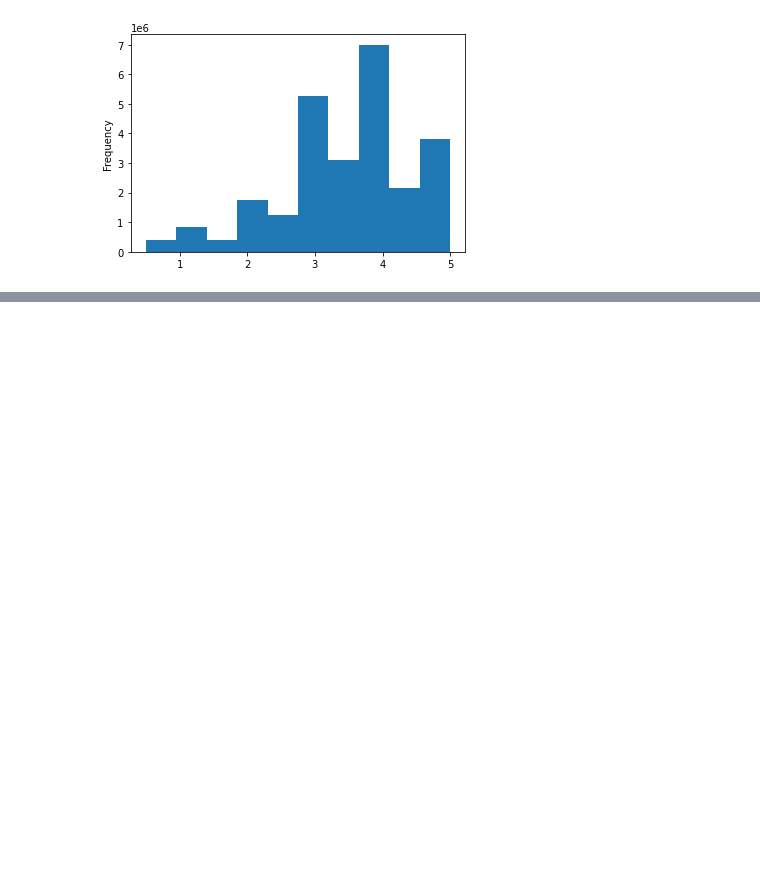
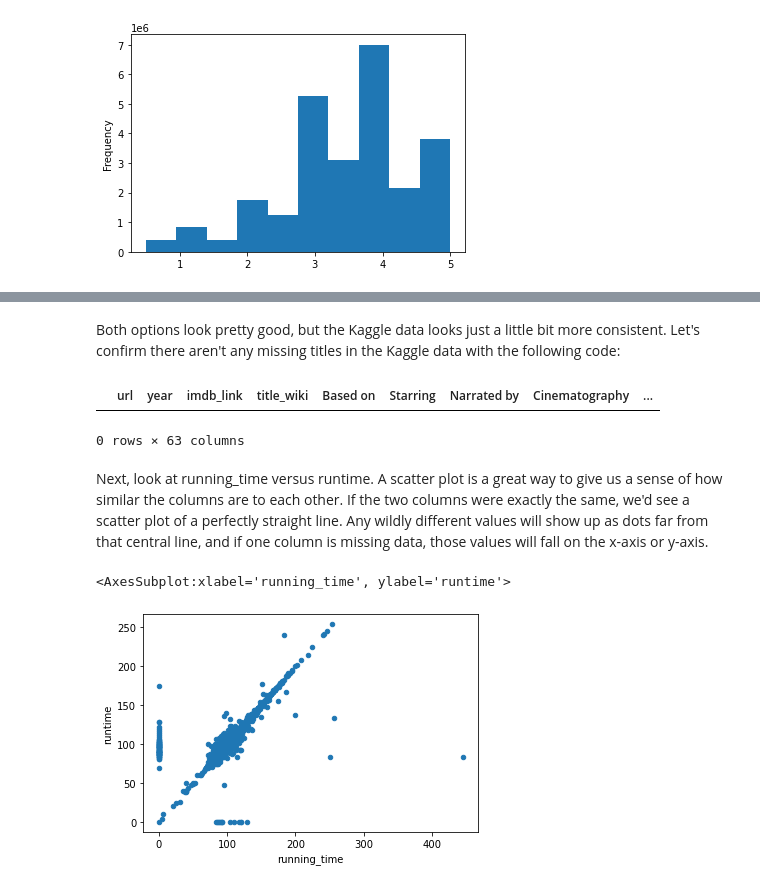
Before and after one commit to FabiolaLara/Movies-ETL, a Jupyter notebook: movie_clean.ipynb, the cells around one changed output, grey strips where cells are left out. Drawn from its saved outputs; the diff is of its cells as text; code cells hidden in the pictures; blank space fills up the shorter version.

Commit message:
Add files via upload
Finishing to code movies with raitings

```diff
--- a/movie_clean.ipynb
+++ b/movie_clean.ipynb
@@ -2102,0 +2108,4 @@ Name: rating, dtype: float64
+# %%
+# Print out a list of the columns so we can identify which ones are redundant.
+# We'll use the suffixes parameter to make it easier to identify which table each column came from.
+movies_df = pd.merge(wiki_movies_df, kaggle_metadata, on='imdb_id', suffixes=['_wiki','_kaggle'])
@@ -2102,0 +2160,18 @@ Name: rating, dtype: float64
+# %% [markdown]
+ Both options look pretty good, but the Kaggle data looks just a little bit more consistent. Let's confirm there aren't any missing titles in the Kaggle data with the following code:
+# %%
+# Show any rows where title_kaggle is empty
+movies_df[(movies_df['title_kaggle'] == '') | (movies_df['title_kaggle'].isnull())]
+# %% [output]
+|  | url | year | imdb_link | title_wiki | Based on | Starring | Narrated by | Cinematography | ... |
+0 rows × 63 columns
+# %% [markdown]
+Next, look at running_time versus runtime. A scatter plot is a great way to give us a sense of how similar the columns are to each other. If the two columns were exactly the same, we'd see a scatter plot of a perfectly straight line. Any wildly different values will show up as dots far from that central line, and if one column is missing data, those values will fall on the x-axis or y-axis.
+# %%
+#Because we're dealing with merged data, we should expect there to be missing values.
+#Scatter plots won't show null values, so we need to fill them in with zeros when we're making our plots
+#to get the whole picture.
+movies_df.fillna(0).plot(x='running_time', y='runtime', kind='scatter')
+# %% [output]
+<AxesSubplot:xlabel='running_time', ylabel='runtime'>
+[figure, added]
```
Also changed, not shown: parts of 53 cells of this notebook.
